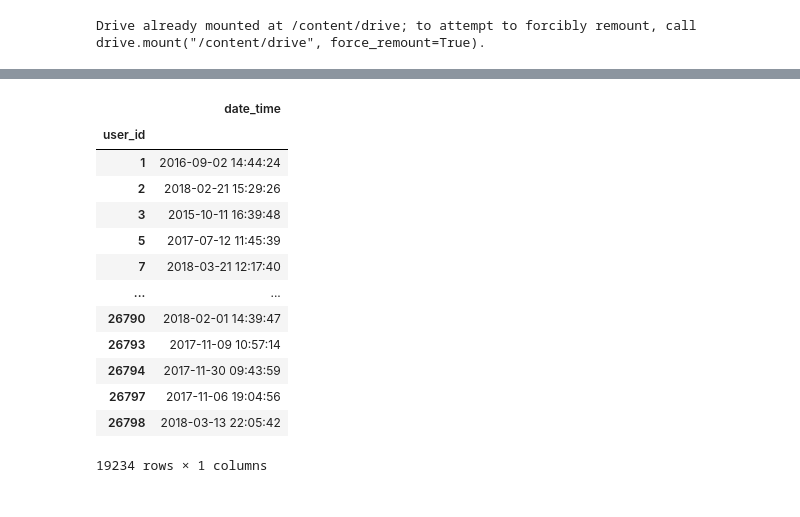
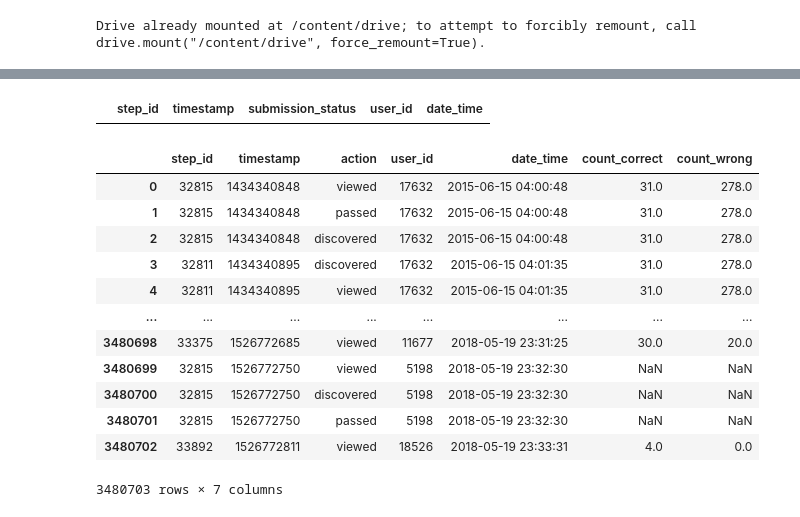
Before and after one commit to IldarAltynbaev/MLSnippetSimpleNeuroNwtwork, a Jupyter notebook: StepikRanForContest.ipynb, the cells around one changed output, grey strips where cells are left out. Drawn from its saved outputs; the diff is of its cells as text; code cells hidden in the pictures.

```diff
--- a/StepikRanForContest.ipynb
+++ b/StepikRanForContest.ipynb
@@ -8,8 +9,14 @@ from google.colab import drive
 drive.mount('/content/drive')
 # %% [output]
 Drive already mounted at /content/drive; to attempt to forcibly remount, call drive.mount("/content/drive", force_remount=True).
+# %%
+def count_correct(series):
+    return (series == 'correct').sum()
+def count_wrong(series):
+    return (series == 'wrong').sum()
 # %%
-events_dataFrame = pd.read_csv('/content/sample_data/event_data_train.csv')
+events_dataFrame = pd.read_csv('/content/drive/MyDrive/DS data/event_data_train.csv')
 events_dataFrame['date_time'] = pd.to_datetime(events_dataFrame['timestamp'],unit='s')
 events_dataFrame.sort_values('date_time');
 #events_dataFrame = events_dataFrame.rename(columns={'user_id':'user_action'})
+events_dataFrame
@@ -19,5 +37,4 @@ action_users = action_users.drop_duplicates()
 # %%
-submission_df = pd.read_csv('/content/sample_data/submissions_data_train.csv')
+submission_df = pd.read_csv('/content/drive/MyDrive/DS data/submissions_data_train.csv')
 submission_df['date_time'] = pd.to_datetime(events_dataFrame['timestamp'],unit='s')
 submission_df.sort_values('date_time');
-#submission_df = submission_df.rename(columns={'user_id':'user_submission'})
@@ -72,17 +41,25 @@ events_dataFrame[events_dataFrame.user_id==17632]
-# %%
-events_firstDate
-# %% [output]
-|  | date_time |
-| user_id |  |
-| 1 | 2016-09-02 14:44:24 |
-| 2 | 2018-02-21 15:29:26 |
-| 3 | 2015-10-11 16:39:48 |
-| 5 | 2017-07-12 11:45:39 |
-| 7 | 2018-03-21 12:17:40 |
-| ... | ... |
-| 26790 | 2018-02-01 14:39:47 |
-| 26793 | 2017-11-09 10:57:14 |
-| 26794 | 2017-11-30 09:43:59 |
-| 26797 | 2017-11-06 19:04:56 |
-| 26798 | 2018-03-13 22:05:42 |
-19234 rows × 1 columns
+# %%
+submission_df[submission_df.user_id == 5198]
+# %% [output]
+|  | step_id | timestamp | submission_status | user_id | date_time |
+# %%
+submission_count_correct = submission_df.groupby(["user_id"])['submission_status'].apply(count_correct).reset_index(name='count_correct')
+submission_count_wrong = submission_df.groupby(['user_id'])['submission_status'].apply(count_wrong).reset_index(name='count_wrong')
+# %%
+user_data = pd.merge(events_dataFrame, submission_count_correct, how='left', on='user_id')
+user_data = pd.merge(user_data, submission_count_wrong, how='left', on='user_id')
+user_data
+# %% [output]
+|  | step_id | timestamp | action | user_id | date_time | count_correct | count_wrong |
+| 0 | 32815 | 1434340848 | viewed | 17632 | 2015-06-15 04:00:48 | 31.0 | 278.0 |
+| 1 | 32815 | 1434340848 | passed | 17632 | 2015-06-15 04:00:48 | 31.0 | 278.0 |
+| 2 | 32815 | 1434340848 | discovered | 17632 | 2015-06-15 04:00:48 | 31.0 | 278.0 |
+| 3 | 32811 | 1434340895 | discovered | 17632 | 2015-06-15 04:01:35 | 31.0 | 278.0 |
+| 4 | 32811 | 1434340895 | viewed | 17632 | 2015-06-15 04:01:35 | 31.0 | 278.0 |
+| ... | ... | ... | ... | ... | ... | ... | ... |
+| 3480698 | 33375 | 1526772685 | viewed | 11677 | 2018-05-19 23:31:25 | 30.0 | 20.0 |
+| 3480699 | 32815 | 1526772750 | viewed | 5198 | 2018-05-19 23:32:30 | NaN | NaN |
+| 3480700 | 32815 | 1526772750 | discovered | 5198 | 2018-05-19 23:32:30 | NaN | NaN |
+| 3480701 | 32815 | 1526772750 | passed | 5198 | 2018-05-19 23:32:30 | NaN | NaN |
+| 3480702 | 33892 | 1526772811 | viewed | 18526 | 2018-05-19 23:33:31 | 4.0 | 0.0 |
+3480703 rows × 7 columns
```
Also changed, not shown: parts of 9 cells of this notebook.
